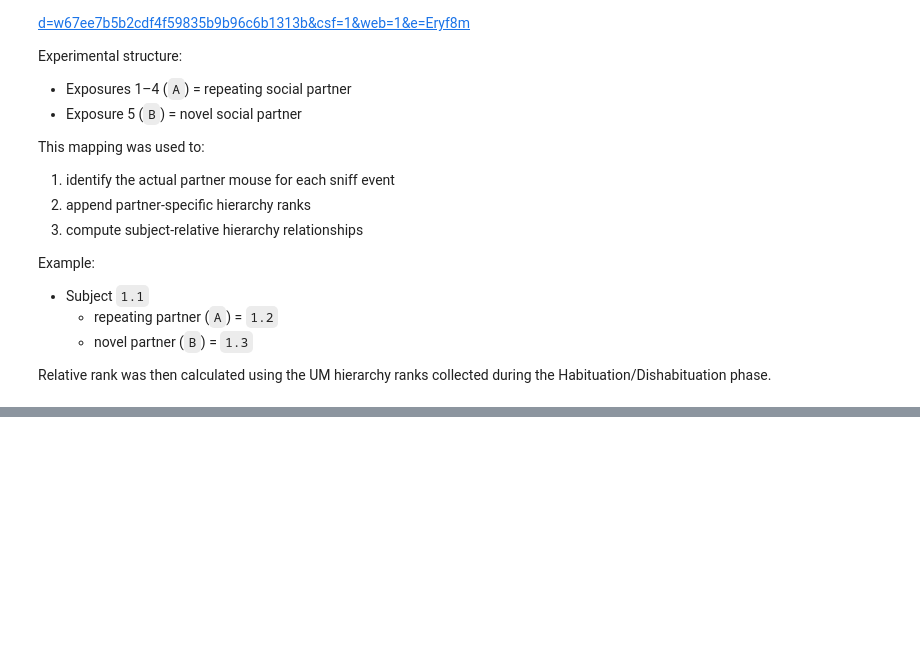
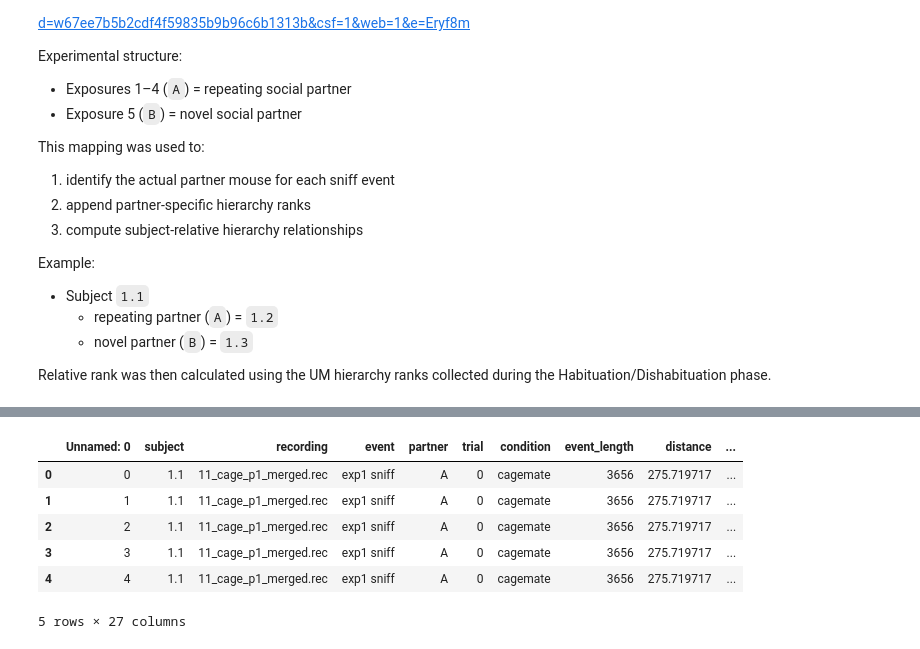
Before and after one commit to padillacoreanolab/diff_fam_social_memory_ephys, a Jupyter notebook: other_peoples_sutff/sequioa/Phase1_hab_dis_rank_GLM/relative_rank_glm_exploration.ipynb, the cells around one changed output, grey strips where cells are left out. Drawn from its saved outputs; the diff is of its cells as text; code cells hidden in the pictures; blank space fills up the shorter version.

```diff
--- a/other_peoples_sutff/sequioa/Phase1_hab_dis_rank_GLM/relative_rank_glm_exploration.ipynb
+++ b/other_peoples_sutff/sequioa/Phase1_hab_dis_rank_GLM/relative_rank_glm_exploration.ipynb
@@ -412,0 +434,14 @@ df.to_csv(
+# %%
+df = pd.read_csv(
+    r"C:\Users\sjs93\OneDrive\Documents\GitHub\diff_fam_social_memory_ephys\other_peoples_sutff\sequioa\Phase1_hab_dis_rank_GLM\lfp_kinematics_habit_dishabit_relative_rank_COMPLETE.csv"
+)
+# %%
+df.head()
+# %% [output]
+|  | Unnamed: 0 | subject | recording | event | partner | trial | condition | event_length | distance | ... |
+| 0 | 0 | 1.1 | 11_cage_p1_merged.rec | exp1 sniff | A | 0 | cagemate | 3656 | 275.719717 | ... |
+| 1 | 1 | 1.1 | 11_cage_p1_merged.rec | exp1 sniff | A | 0 | cagemate | 3656 | 275.719717 | ... |
+| 2 | 2 | 1.1 | 11_cage_p1_merged.rec | exp1 sniff | A | 0 | cagemate | 3656 | 275.719717 | ... |
+| 3 | 3 | 1.1 | 11_cage_p1_merged.rec | exp1 sniff | A | 0 | cagemate | 3656 | 275.719717 | ... |
+| 4 | 4 | 1.1 | 11_cage_p1_merged.rec | exp1 sniff | A | 0 | cagemate | 3656 | 275.719717 | ... |
+5 rows × 27 columns
```
Also changed, not shown: parts of 16 cells of this notebook.
